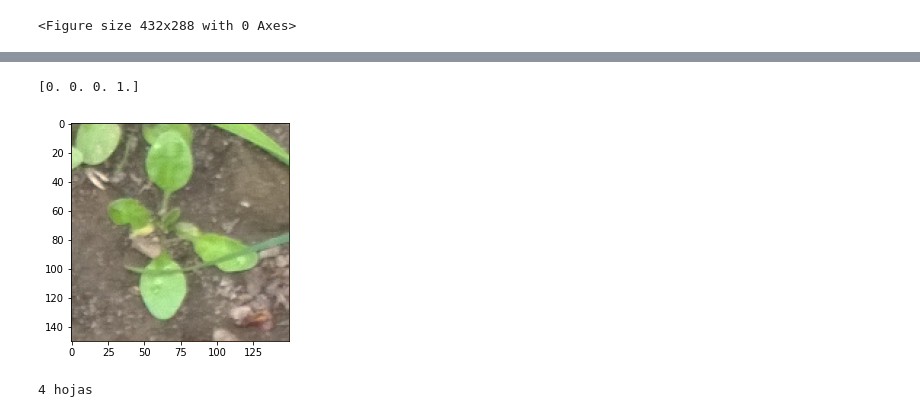
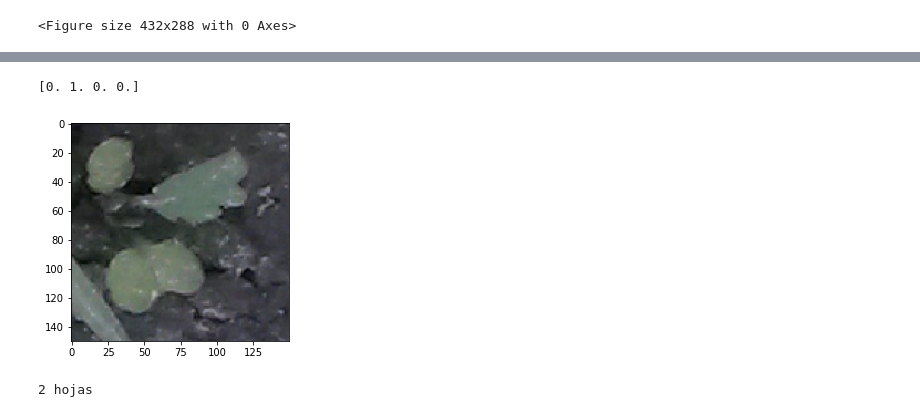
Before and after one commit to fergarfer1/TFGfgf, a Jupyter notebook: CH_V_4hojas.ipynb, the cells around one changed output, grey strips where cells are left out. Cells and saved outputs as stored; diff of their text form; code cells hidden in the pictures.

```diff
--- a/CH_V_4hojas.ipynb
+++ b/CH_V_4hojas.ipynb
@@ -465,29 +472,29 @@ model = tf.keras.models.load_model('CH_V_4hojas.h5')
 # %%
 # predicting images
 
-path='hojas/test/4/1481.png'
+path='hojas/test/3/914.png'
 img=image.load_img(path, target_size=(150, 150))
 
 x=image.img_to_array(img)
 x=np.expand_dims(x, axis=0)
 images = np.vstack([x])
 
 classes = model.predict(images, batch_size=10)
 
 print(classes[0])
 
 plt.imshow(img)
 plt.show()
 
 if classes[0,0] == 1:
     print("1 hoja")
 if classes[0,1] == 1:
     print("2 hojas")
 if classes[0,2] == 1:
     print("3 hojas")
 if classes[0,3] == 1:
     print("4 hojas")
 # %% [output]
-[0. 0. 0. 1.]
+[0. 1. 0. 0.]
-[figure, old version]
+[figure, new version]
-4 hojas
+2 hojas
```
Also changed, not shown: parts of 7 cells of this notebook, 10 other files.
